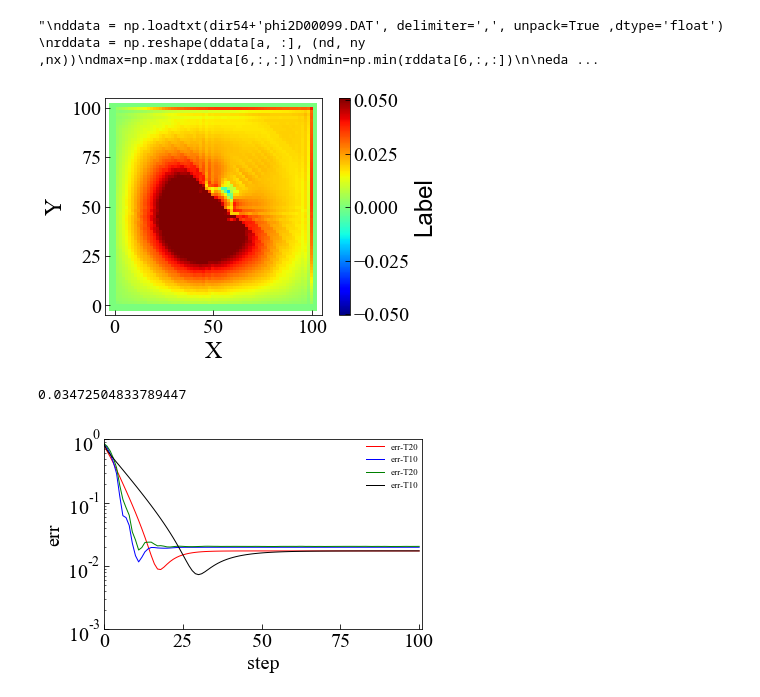
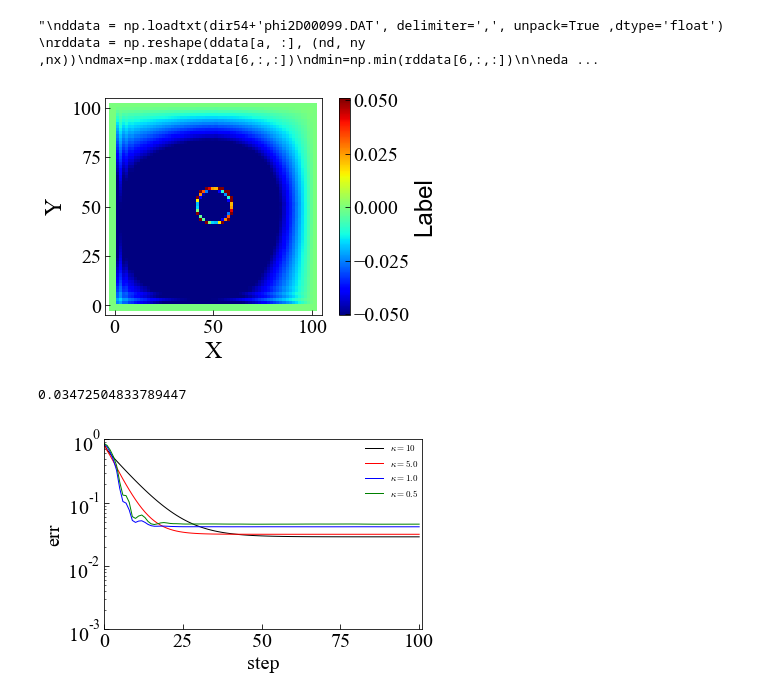
Before and after one commit to maedarn/code_tohoku, a Jupyter notebook: py/plot2D-loop.ipynb, the cells around one changed output. Drawn from its saved outputs; the diff is of its cells as text; code cells hidden in the pictures.

```diff
--- a/py/plot2D-loop.ipynb
+++ b/py/plot2D-loop.ipynb
@@ -18,13 +18,13 @@ nloop=100+1
 step=1
 # %%
 #dir53 = '/Users/maeda/Desktop/Dropbox/analysis/telegraph-test-2D-1/cg1-T10-rho1-cen-128-1000st/'
-dir53 = '/Users/maeda/Desktop/Dropbox/analysis/telegraph-test-2D-1/cg1-T50-rho1-cen-64-1000st-pwe/'
+dir53 = '/Users/maeda/Desktop/Dropbox/analysis/telegraph-test-2D-1/cg1-T10-rho1-cen-64-1000st-pwe-4th/'
 #dir54 = '/Users/maeda/Desktop/Dropbox/analysis/telegraph-test-2D-1/cg1-T20-rho1-cen-128-1000st/'
 #dir55 = '/Users/maeda/Desktop/Dropbox/analysis/telegraph-test-2D-1/cg1-T40-rho1-cen-128-1000st/'
 
 #dir56 = '/Users/maeda/Desktop/Dropbox/analysis/telegraph-test-2D-1/cg1-T30-rho1-cen-128-1000st/'
 
-data = np.loadtxt(dir53+'phi2D00051.DAT', delimiter=',', unpack=True ,dtype='float')
+data = np.loadtxt(dir53+'phi2D00020.DAT', delimiter=',', unpack=True ,dtype='float')
 a = np.arange(nd)
 #a
 print(data.shape)
@@ -67,29 +67,29 @@ emin=np.min(redata[6,:,:])
 (19, 4624)
 "\nddata = np.loadtxt(dir54+'phi2D00099.DAT', delimiter=',', unpack=True ,dtype='float') \nrddata = np.reshape(ddata[a, :], (nd, ny ,nx))\ndmax=np.max(rddata[6,:,:])\ndmin=np.min(rddata[6,:,:])\n\neda ...
 # %%
-plt.pcolormesh(rdata[0,:,:], rdata[1,:,:], rdata[6,:,:]-rdata[12,:,:], cmap='jet') # 等高線図の生成。cmapで色付けの規則を指定する。
+plt.pcolormesh(rdata[0,:,:], rdata[1,:,:], rdata[7,:,:]-rdata[12,:,:], cmap='jet') # 等高線図の生成。cmapで色付けの規則を指定する。
 #plt.pcolormesh(rddata[0,:,:], rddata[1,:,:], rddata[6,:,:], cmap='jet') # 等高線図の生成。cmapで色付けの規則を指定する。
 #plt.pcolormesh(redata[0,:,:], redata[1,:,:], redata[6,:,:], cmap='jet') # 等高線図の生成。cmapで色付けの規則を指定する。
 #plt.pcolor(X, Y, Z, cmap='hsv') # 等高線図の生成。cmapで色付けの規則を指定する。
 
 plt.clim(-0.0505, 0.0510)
 pp=plt.colorbar (orientation="vertical") # カラーバーの表示 "vertical"
 pp.set_label("Label", fontname="Arial", fontsize=24) #カラーバーのラベル
 ,
 plt.xlim([-5.0, 105.0]) # x方向の描画範囲を指定
 plt.ylim([-5.0, 105.0]) # y方向の描画範囲を指定
 plt.xlabel('X', fontsize=24)
 plt.ylabel('Y', fontsize=24)
 #fig = plt.figure(figsize=(5, 5))
 #ax.set_aspect('equal', adjustable='box')
 #quadmesh.set_clim(vmin=0, vmax=15)
 #plt.axes().set_aspect('equal', 'datalim')
 plt.gca().set_aspect('equal')
 
 
 plt.show()
 # %% [output]
-[figure, old version]
+[figure, new version]
 # %%
 a = np.arange(nd)
 dmy = [0]*nx*ny
@@ -158,6 +158,7 @@ for i in range(nloop):
     #pp.close()
     plt.close()
 # %%
+a = np.arange(nd)
 rms = [0] * nloop
 drms = [0] * nloop
 erms = [0] * nloop
@@ -168,11 +169,11 @@ grms = [0] * nloop
 b = np.arange(nloop)
 b=b*step
 
-dir55 = '/Users/maeda/Desktop/Dropbox/analysis/telegraph-test-2D-1/cg1-T10-rho1-cen-64-1000st-pwe/'
-dir56 = '/Users/maeda/Desktop/Dropbox/analysis/telegraph-test-2D-1/cg1-T50-rho1-cen-64-1000st-pwe/'
+dir55 = '/Users/maeda/Desktop/Dropbox/analysis/telegraph-test-2D-1/cg1-T10-rho1-cen-64-1000st-pwe-4th/'
+dir56 = '/Users/maeda/Desktop/Dropbox/analysis/telegraph-test-2D-1/cg1-T50-rho1-cen-64-1000st-pwe-4th/'
 
-dir57 = '/Users/maeda/Desktop/Dropbox/analysis/telegraph-test-2D-1/cg1-T100-rho1-cen-64-1000st-pwe/'
-dir58 = '/Users/maeda/Desktop/Dropbox/analysis/telegraph-test-2D-1/cg1-T5-rho1-cen-64-1000st-pwe/'
+dir57 = '/Users/maeda/Desktop/Dropbox/analysis/telegraph-test-2D-1/cg1-T100-rho1-cen-64-1000st-pwe-4th/'
+dir58 = '/Users/maeda/Desktop/Dropbox/analysis/telegraph-test-2D-1/cg1-T5-rho1-cen-64-1000st-pwe-4th/'
 
 for i in range(nloop):
     data = np.loadtxt(dir55+'phi2D'+"%05.f"%(i)+'.dat', delimiter=',', unpack=True ,dtype='float')
@@ -197,8 +198,10 @@ for i in range(nloop):
     #derr=rdata[8,:,:]-rdata[12,:,:]
     derr=redata[6,:,:]-redata[12,:,:]
     eerr=redata[6,:,:]-redata[12,:,:]
+    #err=rgdata[7,:,:]-rgdata[12,:,:]
 
     ferr=rfdata[6,:,:]-rfdata[12,:,:]
+    #ferr=redata[7,:,:]-redata[7,:,:]
     gerr=rgdata[6,:,:]-rgdata[12,:,:]
 
     #err[nx-2,:]=0.0
@@ -237,11 +240,13 @@ plt.rcParams["legend.edgecolor"] = 'black'
 
 
 plt.yscale('log')
-plt.plot(b,rms, color='red' , linestyle = "solid", markersize=2.5, linewidth = 1,label="err-T20")
-plt.plot(b,drms, color='blue' , linestyle = "solid", markersize=2.5, linewidth = 1,label="err-T10")
+plt.plot(b,grms, color='black' , linestyle = "solid", markersize=2.5, linewidth = 1,label="$\kappa=10$")
 
-plt.plot(b,frms, color='green' , linestyle = "solid", markersize=2.5, linewidth = 1,label="err-T20")
-plt.plot(b,grms, color='black' , linestyle = "solid", markersize=2.5, linewidth = 1,label="err-T10")
+plt.plot(b,rms, color='red' , linestyle = "solid", markersize=2.5, linewidth = 1,label="$\kappa=5.0$")
+plt.plot(b,drms, color='blue' , linestyle = "solid", markersize=2.5, linewidth = 1,label="$\kappa=1.0$")
+
+plt.plot(b,frms, color='green' , linestyle = "solid", markersize=2.5, linewidth = 1,label="$\kappa=0.5$")
+#plt.plot(b,grms, color='black' , linestyle = "solid", markersize=2.5, linewidth = 1,label="$\kappa=10$")
 #plt.plot(b,erms, color='green' , linestyle = "solid", markersize=2.5, linewidth = 1,label="err-T50")
 
 ax.set_xlabel('step')
@@ -255,8 +260,8 @@ plt.show()
 #plt.figure(figsize=(5, 6))
 
 # 保存するPDFファイル名
-pp = PdfPages(dir53+'test1.pdf')
-pp = PdfPages('/Users/maeda/Desktop/test1.pdf')
+#pp = PdfPages(dir53+'test1.pdf')
+pp = PdfPages('/Users/maeda/Desktop/test3.pdf')
 # 画像をPDFとして保存する
 pp.savefig(fig)
 # PDFの保存終了
@@ -264,4 +269,4 @@ pp.close()
 #plt.savefig("R-Vesc.png")
 # %% [output]
 0.03472504833789447
-[figure, old version]
+[figure, new version]
```
Also changed, not shown: parts of 1 cell of this notebook, 18 other files.
